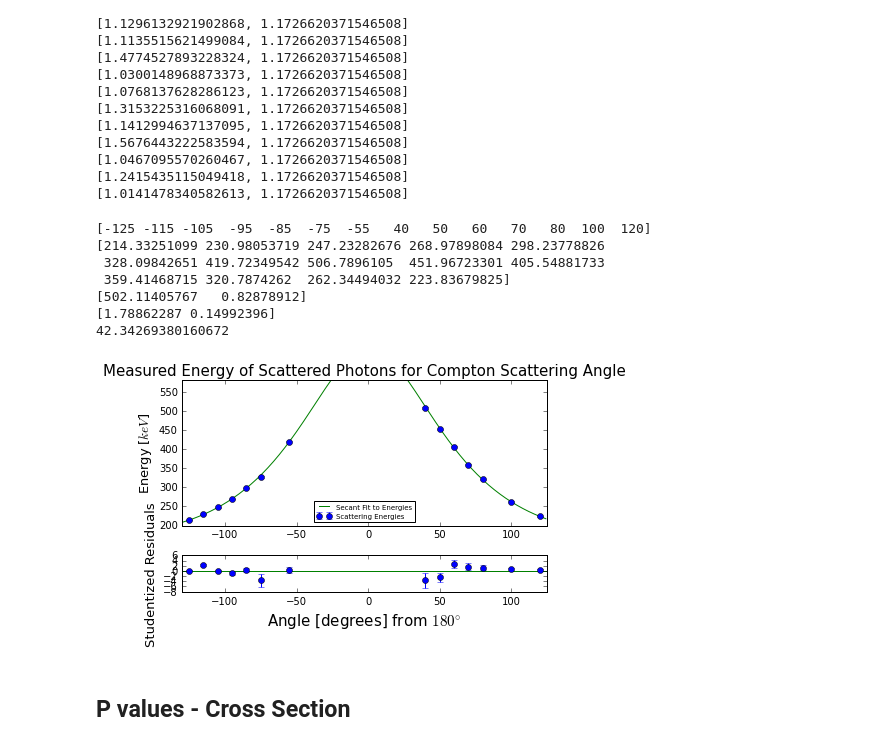
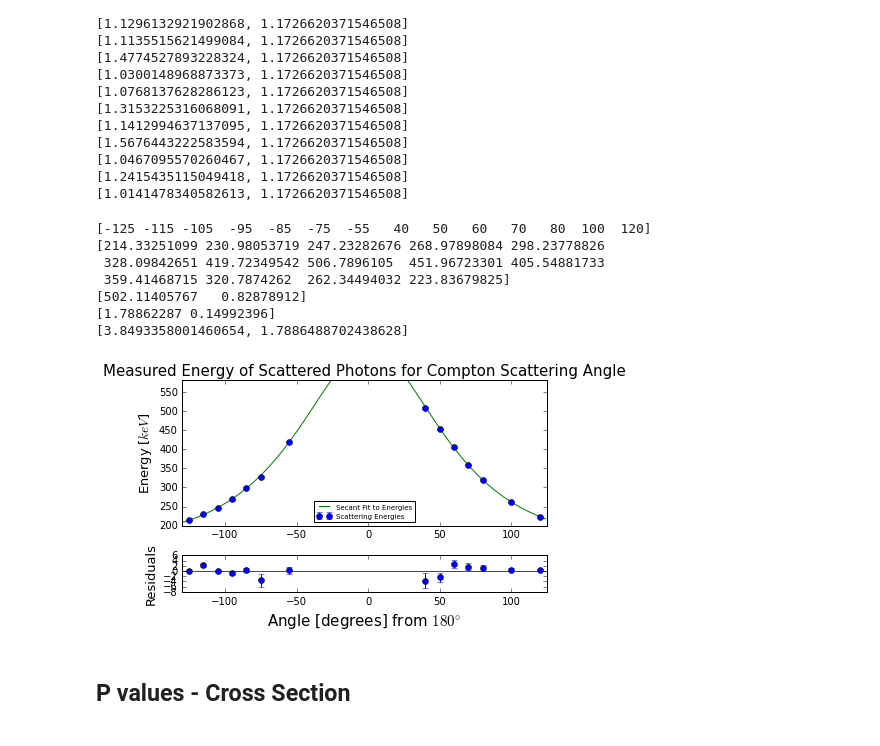
Before and after one commit to jmanlarkin/Compton, a Jupyter notebook: Scattering Fits.ipynb, the cells around one changed output. Drawn from its saved outputs; the diff is of its cells as text; code cells hidden in the pictures.

```diff
--- a/Scattering Fits.ipynb
+++ b/Scattering Fits.ipynb
@@ -532,7 +499,11 @@ for i in np.arange(0, len(Al_chis)):
 from scipy import constants
 
 def Chi2(angles, param, data, err):
-    return np.sum((data-Energy(angles, *param))**2/(err)**2)
+    chi = np.sum((data-Energy(angles, *param))**2/(err)**2)
+    dof = len(angles)-1-len(param)
+    reduced_chi = chi/dof
+    expected_chi = chi2.ppf(0.95, df=dof)/dof
+    return [reduced_chi, expected_chi]
 
 def Energy(angles, m, phi):
     return 1/((1/661.657)+(1/m)*(1-np.cos(np.deg2rad(np.abs(angles-phi)))))
@@ -551,36 +522,36 @@ print(angles)
 print(energies)
 
 plt1, ax1 = plt.subplots(2, 1, sharey='row', tight_layout = True, gridspec_kw={'height_ratios':[4,1]})
 
 ax1[0].errorbar(angles, energies, yerr=energies_err, fmt='o', label='Scattering Energies')
 ax1[0].plot(np.arange(-130, 125), Energy(np.arange(-130, 125), *test1), label = 'Secant Fit to Energies')
 ax1[0].set_ylim(top = 580)
 
 ax1[0].set_xlim(-130, 125)
 ax1[1].set_xlim(-130, 125)
 
 ax1[1].errorbar(angles, energyResid, yerr=energies_err, fmt='o')
 ax1[1].plot(np.arange(-130, 125), np.zeros(130+125))
 
 ax1[1].set_xlabel('Angle [degrees] from $180^{\circ}$', fontsize=15)
-ax1[1].set_ylabel('Studentized Residuals', fontsize=13)
+ax1[1].set_ylabel('Residuals', fontsize=13)
 ax1[0].set_ylabel('Energy [$keV$]', fontsize=13)
 ax1[0].legend(loc='lower center', prop={'size':7})
 ax1[0].set_title('Measured Energy of Scattered Photons for Compton Scattering Angle', fontsize=15)
 
 plt1.savefig('Plots/Energy_Plot.svg')
 
 print(test1), print(np.sqrt(np.diag(test2)))
 print(Chi2(angles, test1, energies, energies_err))
 # %% [output]
 [-125 -115 -105  -95  -85  -75  -55   40   50   60   70   80  100  120]
 [214.33251099 230.98053719 247.23282676 268.97898084 298.23778826
  328.09842651 419.72349542 506.7896105  451.96723301 405.54881733
  359.41468715 320.7874262  262.34494032 223.83679825]
 [502.11405767   0.82878912]
 [1.78862287 0.14992396]
-42.34269380160672
+[3.8493358001460654, 1.7886488702438628]
-[figure, old version]
+[figure, new version]
 # %% [markdown]
 ## P values - Cross Section
 # %%
```
Also changed, not shown: parts of 14 cells of this notebook, 5 other files.
